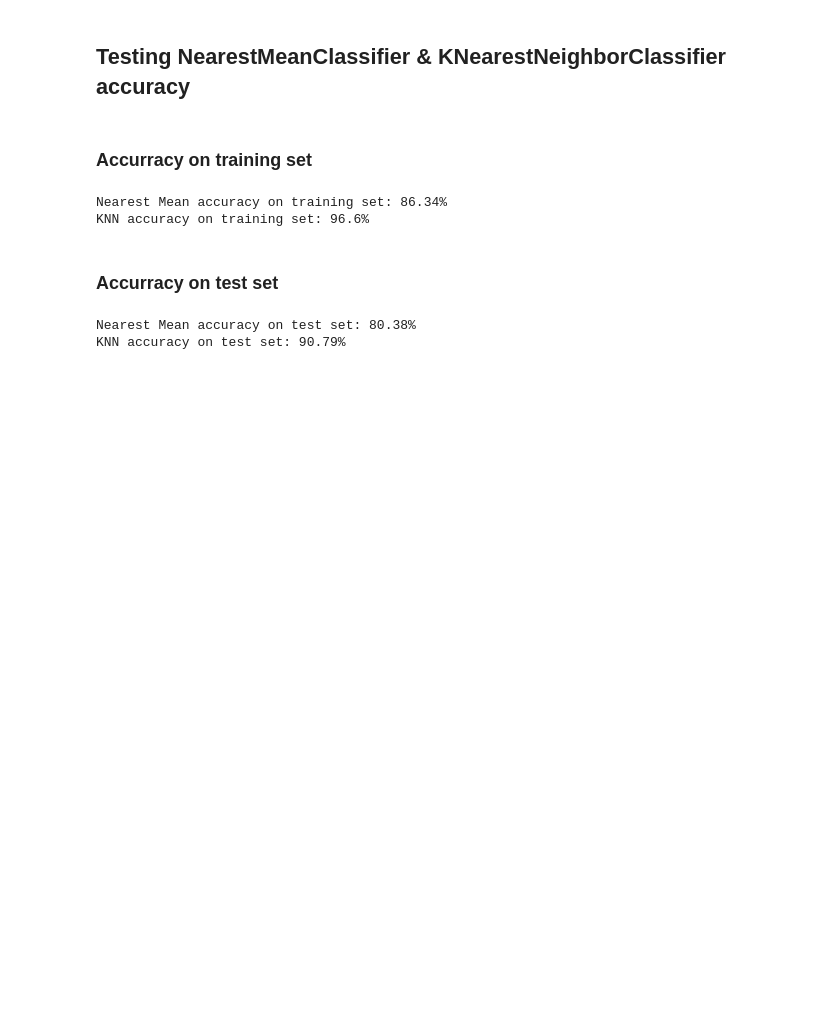
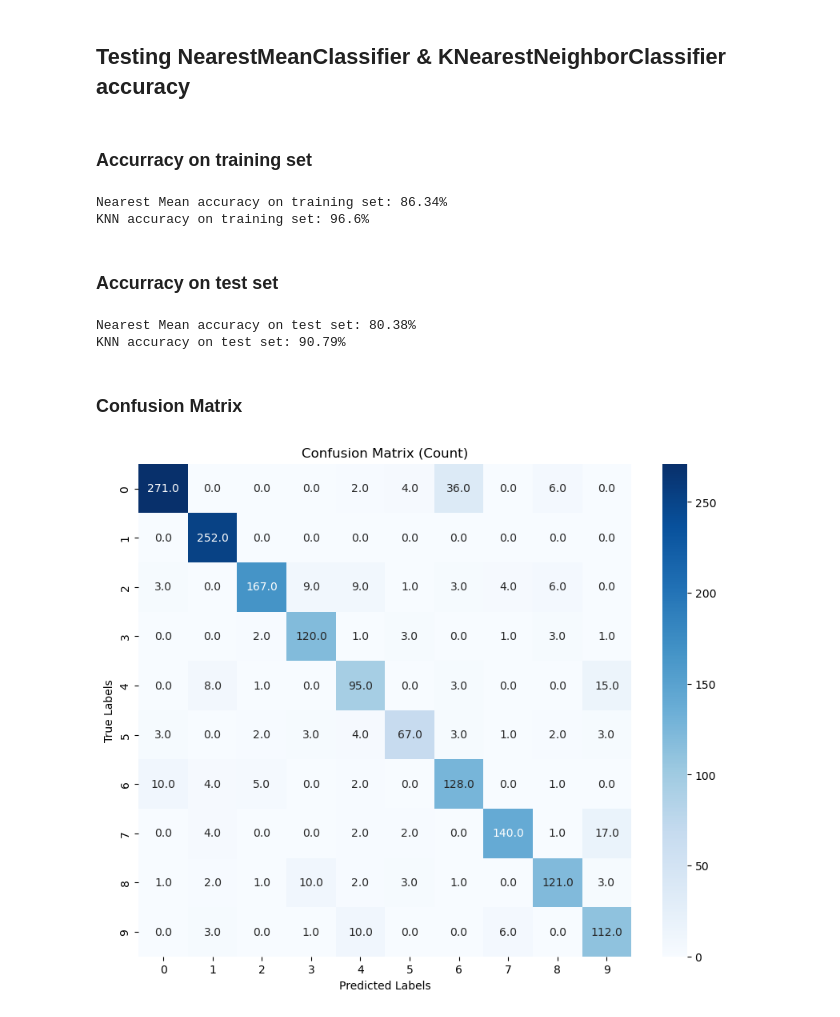
Before and after one commit to filipe-21903016/idl-assignment-0, a Jupyter notebook: assignment_0.ipynb, the cells around one changed output. Saved outputs shown, nothing was run; the diff lists cells and outputs as text; code cells hidden in the pictures; blank space fills up the shorter version.

Commit message:
add confusion matrix for nearest mean classifiers

```diff
--- a/assignment_0.ipynb
+++ b/assignment_0.ipynb
@@ -178,3 +179,17 @@ print(f'KNN accuracy on test set: {knn_acc}%')
 # %% [output]
 Nearest Mean accuracy on test set: 80.38%
 KNN accuracy on test set: 90.79%
+# %% [markdown]
+### Confusion Matrix
+# %%
+Y_predict = nearest_mean_classifier(X_train)
+cm_nmc = confusion_matrix(Y_train, Y_predict)
+
+plt.figure(figsize=(10, 8))
+sns.heatmap(cm_nmc, annot=True, fmt=".1f", cmap="Blues", square=True)
+plt.xlabel("Predicted Labels")
+plt.ylabel("True Labels")
+plt.title("Confusion Matrix (Count)")
+plt.show()
+# %% [output]
+[figure, added]
```
Also changed, not shown: parts of 3 cells of this notebook.
